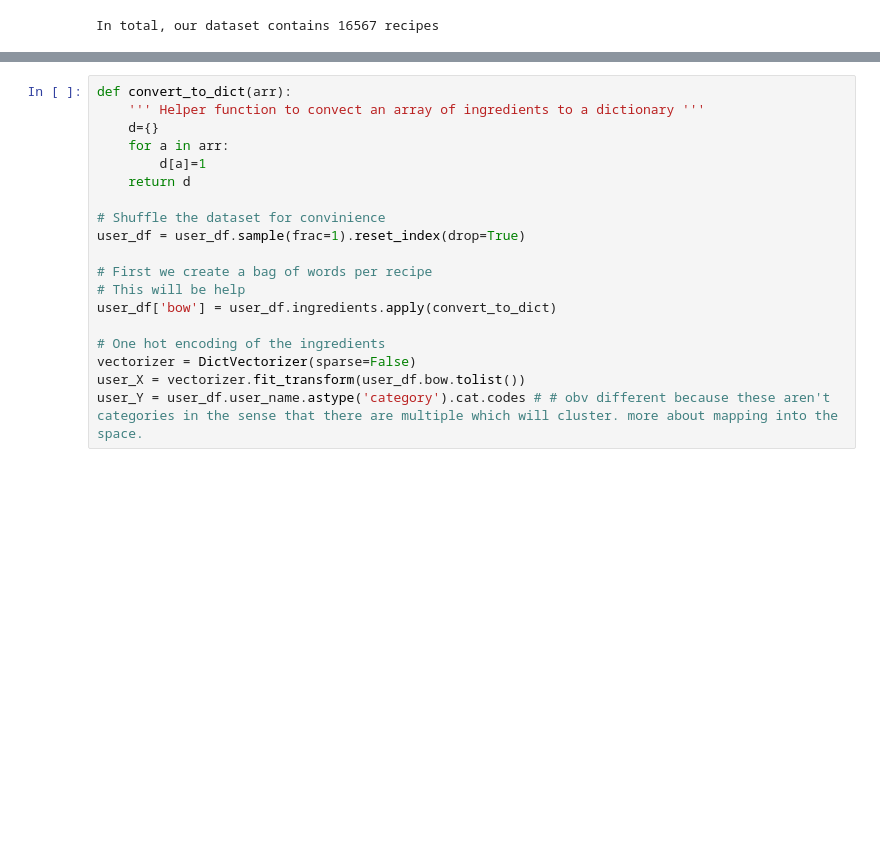
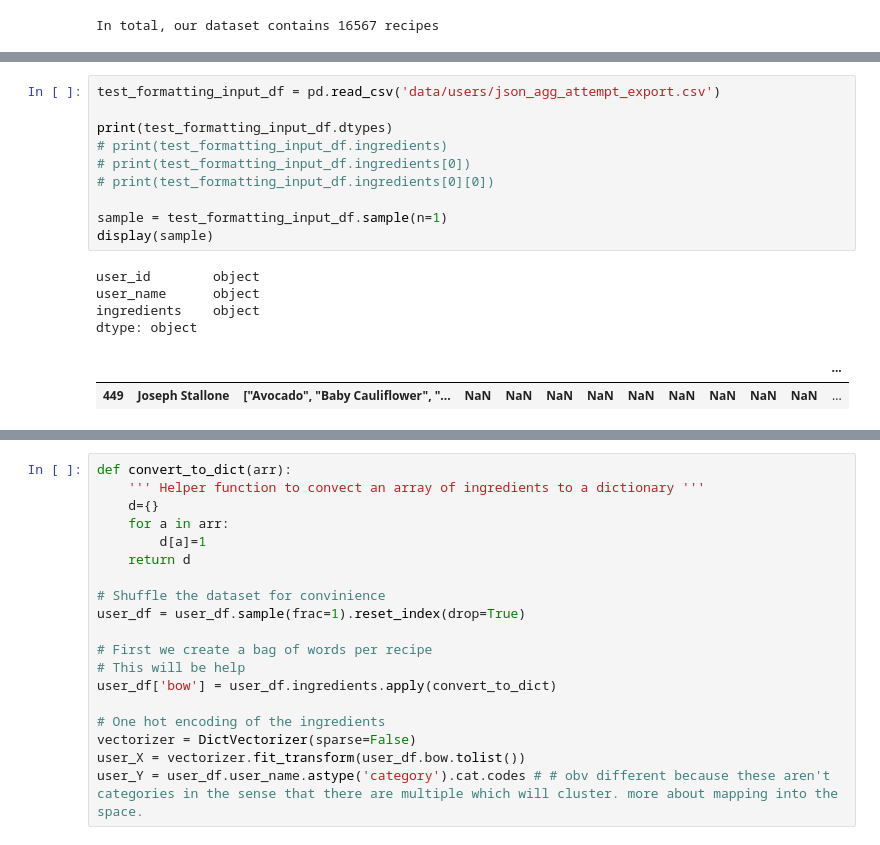
Before and after one commit to mrondin1/ADA_Course_Project, a Jupyter notebook: Project/Final Notebook (milestone 3).ipynb, the cells around one changed output, grey strips where cells are left out. Drawn from its saved outputs; the diff is of its cells as text; blank space fills up the shorter version.

```diff
--- a/Project/Final Notebook (milestone 3).ipynb
+++ b/Project/Final Notebook (milestone 3).ipynb
@@ -699 +713,18 @@ print(type(user_df.ingredients))
 <class 'pandas.core.series.Series'>
+# %%
+test_formatting_input_df = pd.read_csv('data/users/json_agg_attempt_export.csv')
+
+print(test_formatting_input_df.dtypes)
+# print(test_formatting_input_df.ingredients)
+# print(test_formatting_input_df.ingredients[0])
+# print(test_formatting_input_df.ingredients[0][0])
+
+sample = test_formatting_input_df.sample(n=1)
+display(sample)
+# %% [output]
+user_id        object
+user_name      object
+ingredients    object
+dtype: object
+|  |  |  |  |  |  |  |  |  |  |  |  | ... |
+| 449 | Joseph Stallone | ["Avocado", "Baby Cauliflower", "... | NaN | NaN | NaN | NaN | NaN | NaN | NaN | NaN | NaN | ... |
```
Also changed, not shown: parts of 10 cells of this notebook.
